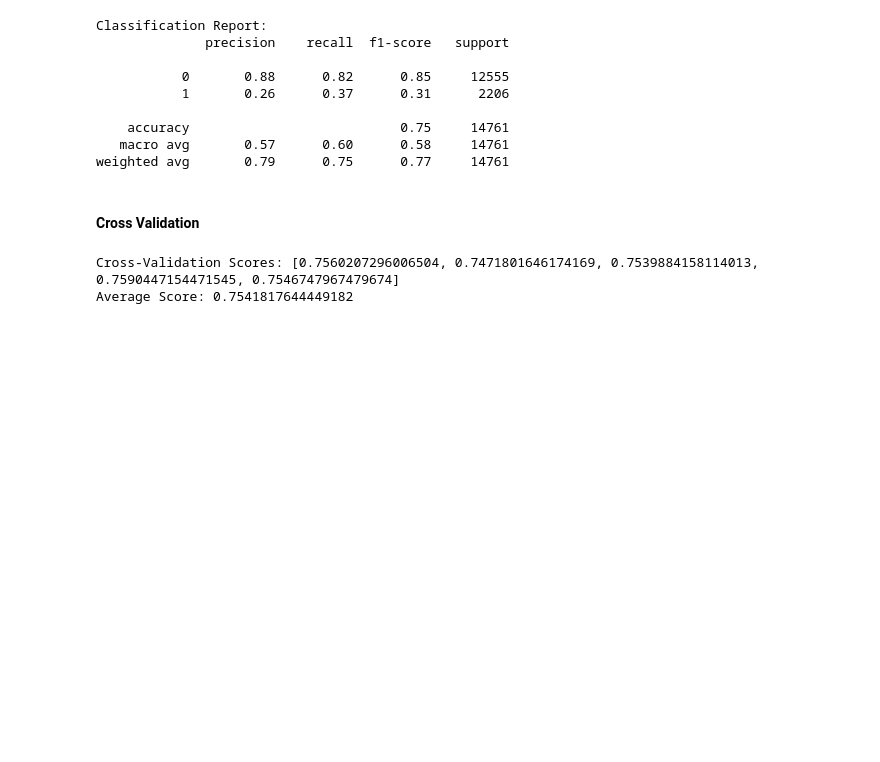
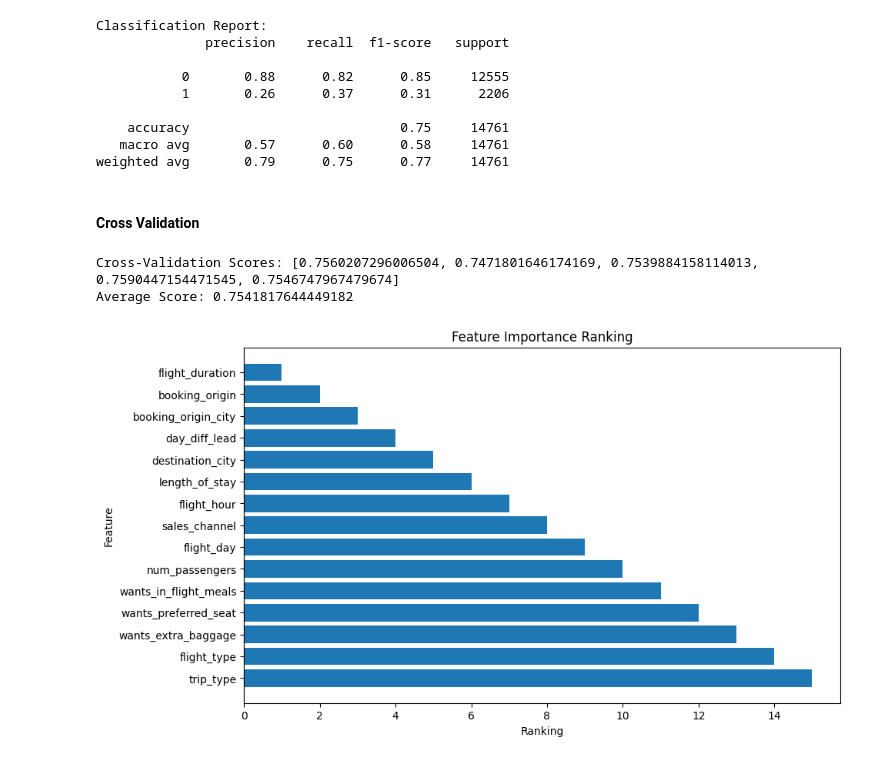
Before and after one commit to PankajSingh0018/British_Airways_ML_task, a Jupyter notebook: main.ipynb, the cells around one changed output. Saved outputs shown, nothing was run; the diff lists cells and outputs as text; code cells hidden in the pictures; blank space fills up the shorter version.

Commit message:
Added feature Importance

```diff
--- a/main.ipynb
+++ b/main.ipynb
@@ -729,3 +729,26 @@ print("Average Score:", average_score)
 # %% [output]
 Cross-Validation Scores: [0.7560207296006504, 0.7471801646174169, 0.7539884158114013, 0.7590447154471545, 0.7546747967479674]
 Average Score: 0.7541817644449182
+# %%
+from sklearn.feature_selection import RFE
+# Use Recursive Feature Elimination (RFE) to select the top features
+rfe = RFE(model, n_features_to_select=1)
+rfe.fit(X_train_resampled, y_train_resampled)
+# Get the ranking of features
+ranking = rfe.ranking_
+# Create a DataFrame to store feature names and their rankings
+feature_ranking_df = pd.DataFrame({'Feature': X.columns, 'Ranking': ranking})
+
+# Sort the DataFrame by ranking
+feature_ranking_df = feature_ranking_df.sort_values(by='Ranking')
+# %%
+# Create a bar plot to visualize feature rankings
+plt.figure(figsize=(10, 6))
+plt.barh(feature_ranking_df['Feature'], feature_ranking_df['Ranking'])
+plt.xlabel('Ranking')
+plt.ylabel('Feature')
+plt.title('Feature Importance Ranking')
+plt.gca().invert_yaxis()  # Invert the y-axis for better visualization
+plt.show()
+# %% [output]
+[figure, added]
```
